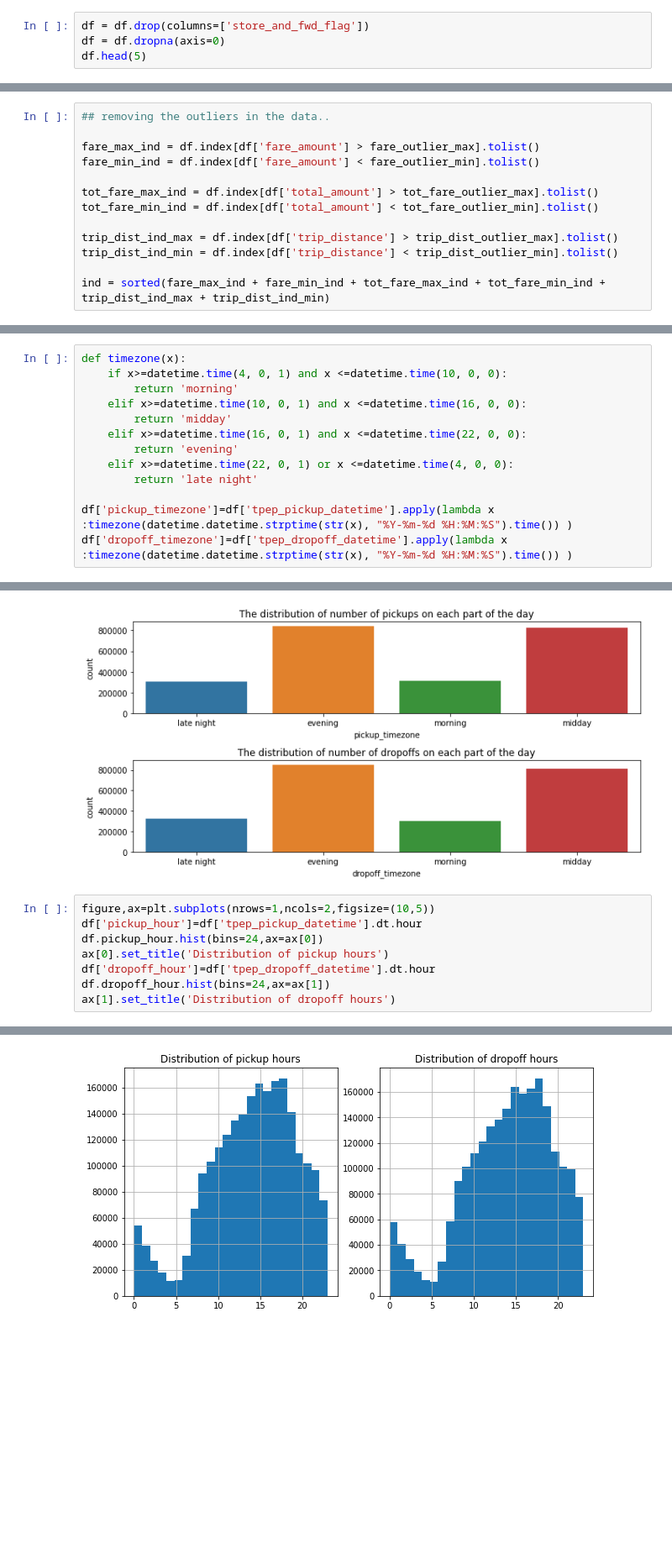
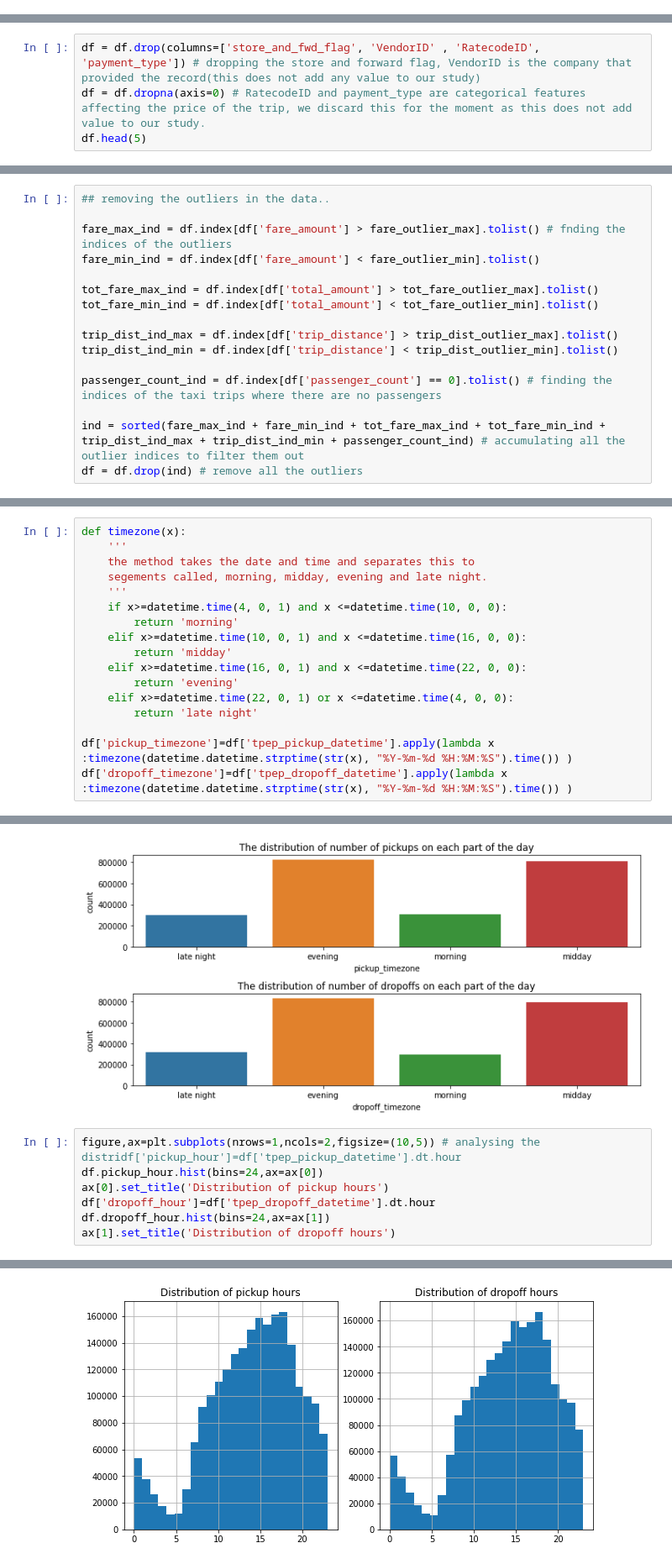
Before and after one commit to Anup8777/MobilityForecast, a Jupyter notebook: src/preliminary_data_analysis.ipynb, the cells around one changed output, grey strips where cells are left out. Shown at 84% size. Drawn from its saved outputs; the diff is of its cells as text; blank space fills up the shorter version.

```diff
--- a/src/preliminary_data_analysis.ipynb
+++ b/src/preliminary_data_analysis.ipynb
@@ -47,5 +44 @@ df['tpep_pickup_datetime']=pd.to_datetime(df['tpep_pickup_datetime'])
 df['tpep_dropoff_datetime']=pd.to_datetime(df['tpep_dropoff_datetime'])
-# %%
-df = df.drop(columns=['store_and_fwd_flag'])
-df = df.dropna(axis=0)
-df.head(5)
@@ -58,0 +45,4 @@ df.head(5)
+# %%
+df = df.drop(columns=['store_and_fwd_flag', 'VendorID' , 'RatecodeID', 'payment_type']) # dropping the store and forward flag, VendorID is the company that provided the record(this does not add any value to our study)
+df = df.dropna(axis=0) # RatecodeID and payment_type are categorical features affecting the price of the trip, we discard this for the moment as this does not add value to our study.
+df.head(5)
@@ -68,7 +65,7 @@ trip_dist_outlier_min = 0
 # %%
 ## removing the outliers in the data..
 
-fare_max_ind = df.index[df['fare_amount'] > fare_outlier_max].tolist()
+fare_max_ind = df.index[df['fare_amount'] > fare_outlier_max].tolist() # fnding the indices of the outliers
 fare_min_ind = df.index[df['fare_amount'] < fare_outlier_min].tolist()
 
 tot_fare_max_ind = df.index[df['total_amount'] > tot_fare_outlier_max].tolist()
@@ -77,4 +74,7 @@ tot_fare_min_ind = df.index[df['total_amount'] < tot_fare_outlier_min].tolist()
 trip_dist_ind_max = df.index[df['trip_distance'] > trip_dist_outlier_max].tolist()
 trip_dist_ind_min = df.index[df['trip_distance'] < trip_dist_outlier_min].tolist()
 
-ind = sorted(fare_max_ind + fare_min_ind + tot_fare_max_ind + tot_fare_min_ind + trip_dist_ind_max + trip_dist_ind_min)
+passenger_count_ind = df.index[df['passenger_count'] == 0].tolist() # finding the indices of the taxi trips where there are no passengers
+
+ind = sorted(fare_max_ind + fare_min_ind + tot_fare_max_ind + tot_fare_min_ind + trip_dist_ind_max + trip_dist_ind_min + passenger_count_ind) # accumulating all the outlier indices to filter them out
+df = df.drop(ind) # remove all the outliers
@@ -138,5 +136,9 @@ plt.tight_layout()
 # %%
 def timezone(x):
+    '''
+    the method takes the date and time and separates this to
+    segements called, morning, midday, evening and late night.
+    '''
     if x>=datetime.time(4, 0, 1) and x <=datetime.time(10, 0, 0):
         return 'morning'
     elif x>=datetime.time(10, 0, 1) and x <=datetime.time(16, 0, 0):
@@ -158,13 +160,12 @@ plt.tight_layout()
 # %% [output]
 [figure]
 # %%
-figure,ax=plt.subplots(nrows=1,ncols=2,figsize=(10,5))
-df['pickup_hour']=df['tpep_pickup_datetime'].dt.hour
+figure,ax=plt.subplots(nrows=1,ncols=2,figsize=(10,5)) # analysing the distridf['pickup_hour']=df['tpep_pickup_datetime'].dt.hour
 df.pickup_hour.hist(bins=24,ax=ax[0])
 ax[0].set_title('Distribution of pickup hours')
 df['dropoff_hour']=df['tpep_dropoff_datetime'].dt.hour
 df.dropoff_hour.hist(bins=24,ax=ax[1])
 ax[1].set_title('Distribution of dropoff hours')
 # %% [output]
 Text(0.5, 1.0, 'Distribution of dropoff hours')
-[figure, old version]
+[figure, new version]
```
Also changed, not shown: parts of 24 cells of this notebook.
